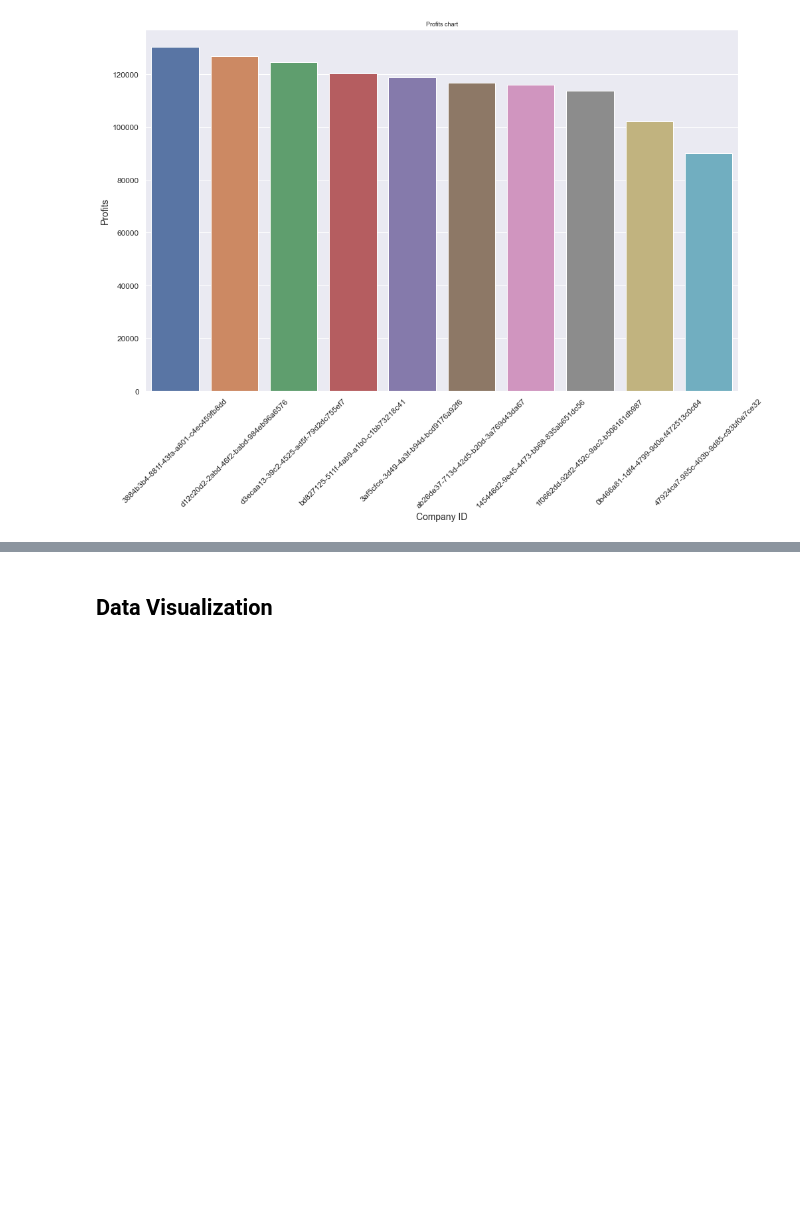
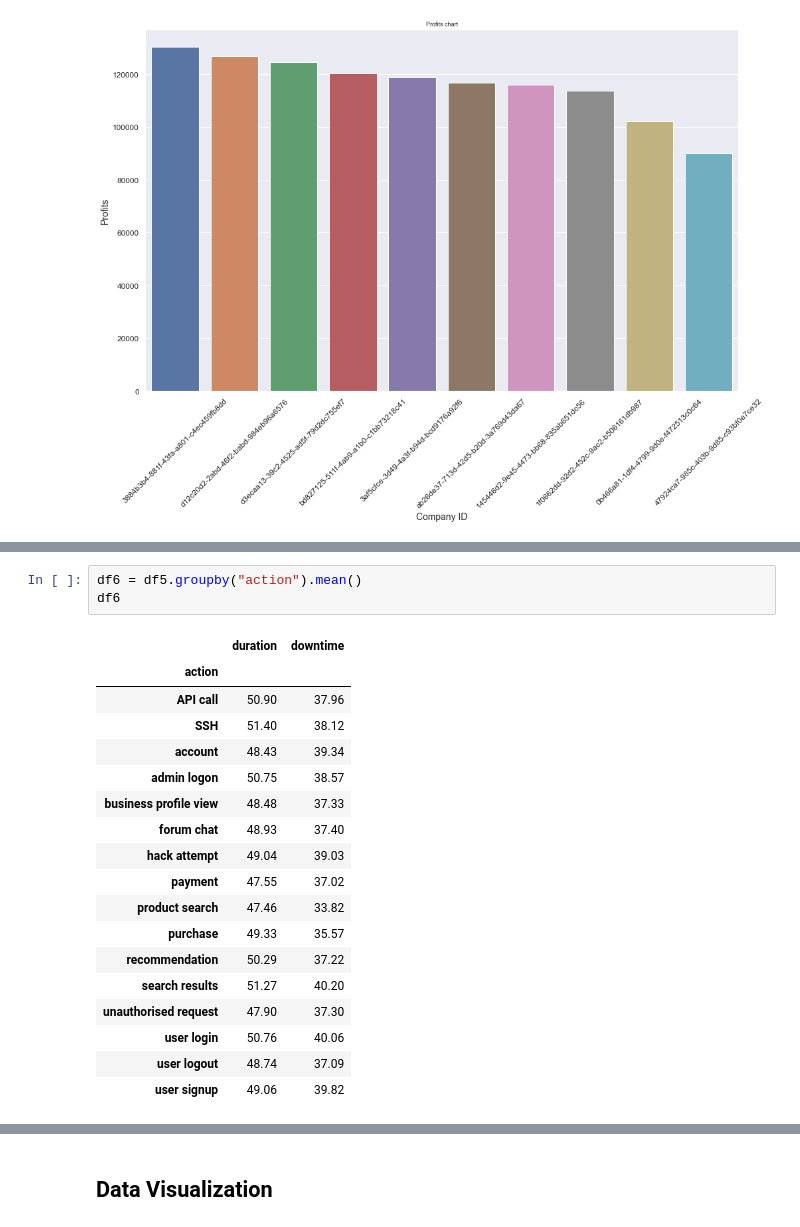
Before and after one commit to dennislamcv1/AccentureUKIntroductionVI, a Jupyter notebook: MondoMarket Analysis.ipynb, the cells around one changed output, grey strips where cells are left out. Saved outputs shown, nothing was run; the diff lists cells and outputs as text; blank space fills up the shorter version.

```diff
--- a/MondoMarket Analysis.ipynb
+++ b/MondoMarket Analysis.ipynb
@@ -313,0 +311,22 @@ profile.to_file("your_report.html")
+# %%
+df6 = df5.groupby("action").mean()
+df6
+# %% [output]
+|  | duration | downtime |
+| action |  |  |
+| API call | 50.90 | 37.96 |
+| SSH | 51.40 | 38.12 |
+| account | 48.43 | 39.34 |
+| admin logon | 50.75 | 38.57 |
+| business profile view | 48.48 | 37.33 |
+| forum chat | 48.93 | 37.40 |
+| hack attempt | 49.04 | 39.03 |
+| payment | 47.55 | 37.02 |
+| product search | 47.46 | 33.82 |
+| purchase | 49.33 | 35.57 |
+| recommendation | 50.29 | 37.22 |
+| search results | 51.27 | 40.20 |
+| unauthorised request | 47.90 | 37.30 |
+| user login | 50.76 | 40.06 |
+| user logout | 48.74 | 37.09 |
+| user signup | 49.06 | 39.82 |
```
Also changed, not shown: parts of 221 cells of this notebook, 8 other files.
